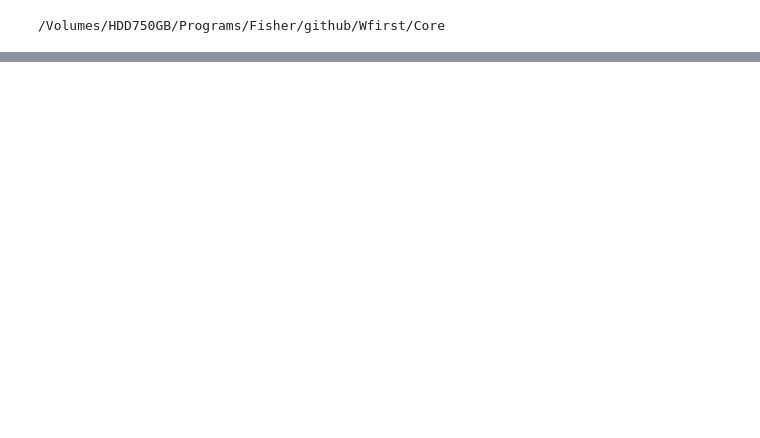
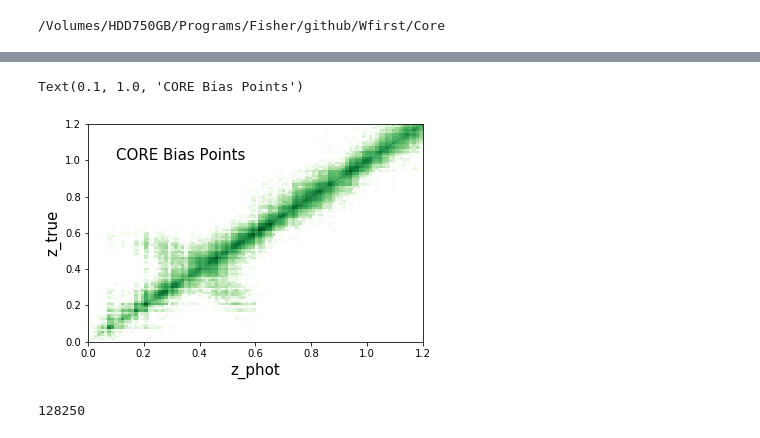
Before and after one commit to am610/Fisher-Matrix, a Jupyter notebook: github/Wfirst/Core/CORE_BIAS_Computation_LW.ipynb, the cells around one changed output, grey strips where cells are left out. Cells and saved outputs as stored; diff of their text form; code cells hidden in the pictures; blank space fills up the shorter version.

```diff
--- a/github/Wfirst/Core/CORE_BIAS_Computation_LW.ipynb
+++ b/github/Wfirst/Core/CORE_BIAS_Computation_LW.ipynb
@@ -29,3 +55,11 @@ df_w = df_w.sort_values(by=['ztrue'])
+# %%
+plt.hist2d( CORzphot, CORzspec, bins=100, range=[[0.0,1.2],[0.0,1.2]], norm=LogNorm(clip=True), \
+            cmin=1, cmap='Greens');
+plt.xlabel('z_phot',fontsize=15);plt.ylabel('z_true',fontsize=15)
+plt.text(0.1,1.0,'CORE Bias Points',fontsize=15)
+# %% [output]
+Text(0.1, 1.0, 'CORE Bias Points')
+[figure, added]
 # %%
 # Based on : https://github.com/dirac-institute/CMNN_Photoz_Estimator/blob/master/cmnn_analysis.py
 def CORiqrbias(zphot,ztrue):
@@ -76,3 +114,7 @@ def bias(df):
 # %%
 b_w= bias(df_w)
 b = bias(df)
+# %%
+b_w.N.sum()
+# %% [output]
+128250
```
Also changed, not shown: parts of 15 cells of this notebook.
